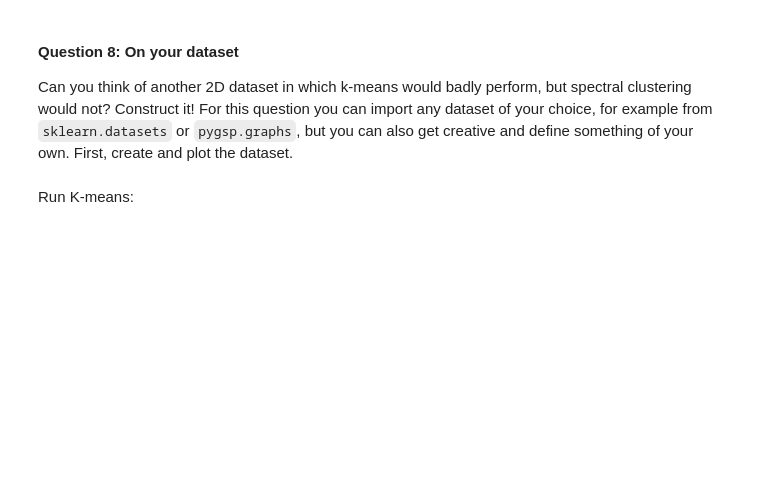
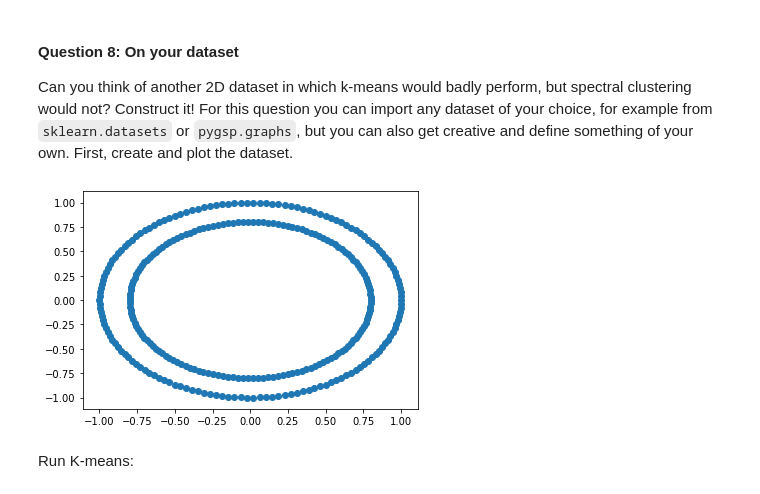
Before and after one commit to yehchunhung/ntds-2019, a Jupyter notebook: assignments/2_learning_with_graphs.ipynb, the cells around one changed output. Saved outputs shown, nothing was run; the diff lists cells and outputs as text; code cells hidden in the pictures; blank space fills up the shorter version.

```diff
--- a/assignments/2_learning_with_graphs.ipynb
+++ b/assignments/2_learning_with_graphs.ipynb
@@ -283,2 +286,10 @@ For this question you can import any dataset of your choice, for example from `s
+# %%
+# Your code here
+from sklearn.datasets import make_circles
+X, clusters = make_circles(n_samples= 300, shuffle= False)
+plt.scatter(X[:,0], X[:,1])
+plt.show()
+# %% [output]
+[figure, added]
 # %% [markdown]
 Run K-means:
```
Also changed, not shown: parts of 34 cells of this notebook, 5 other files.
